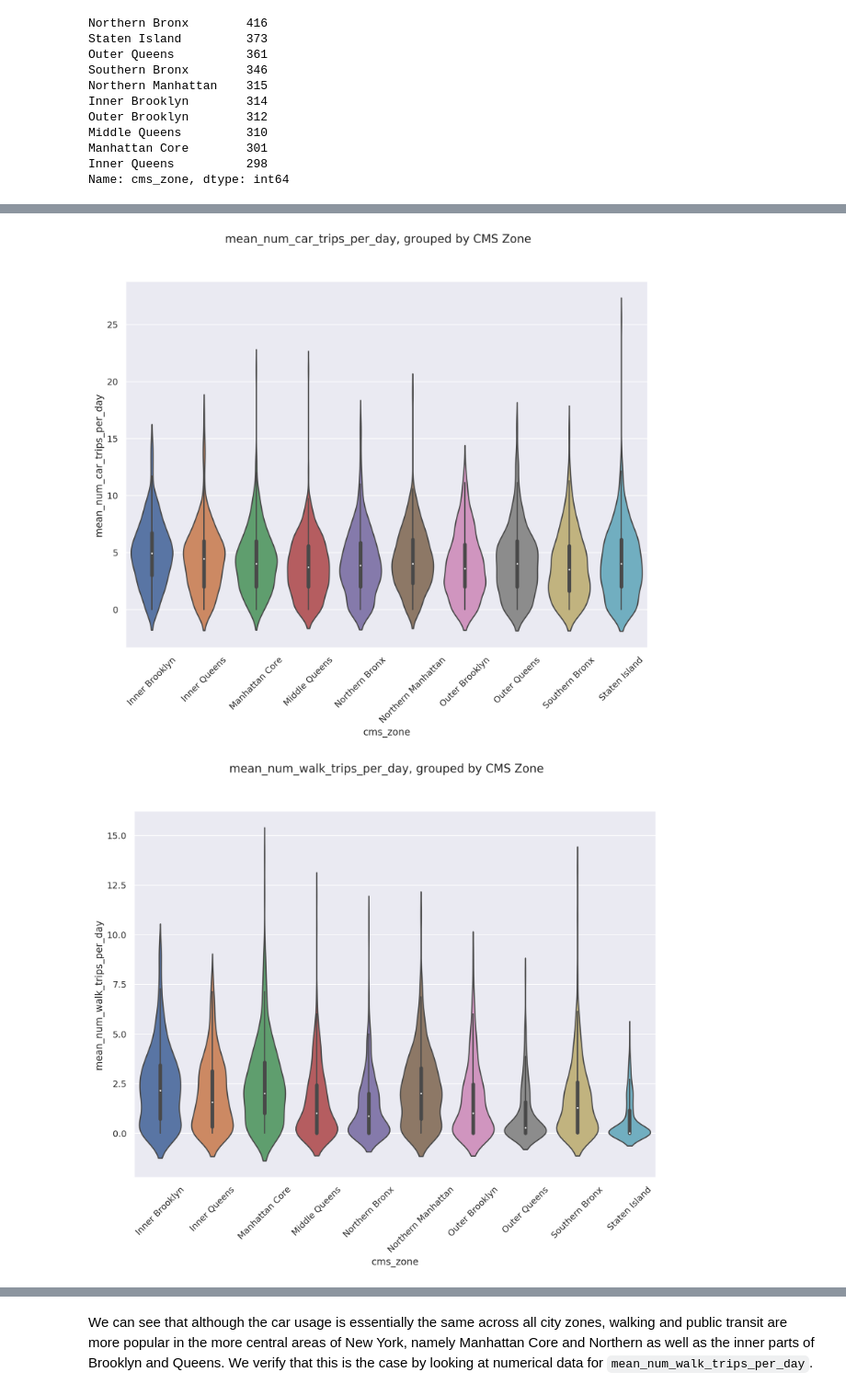
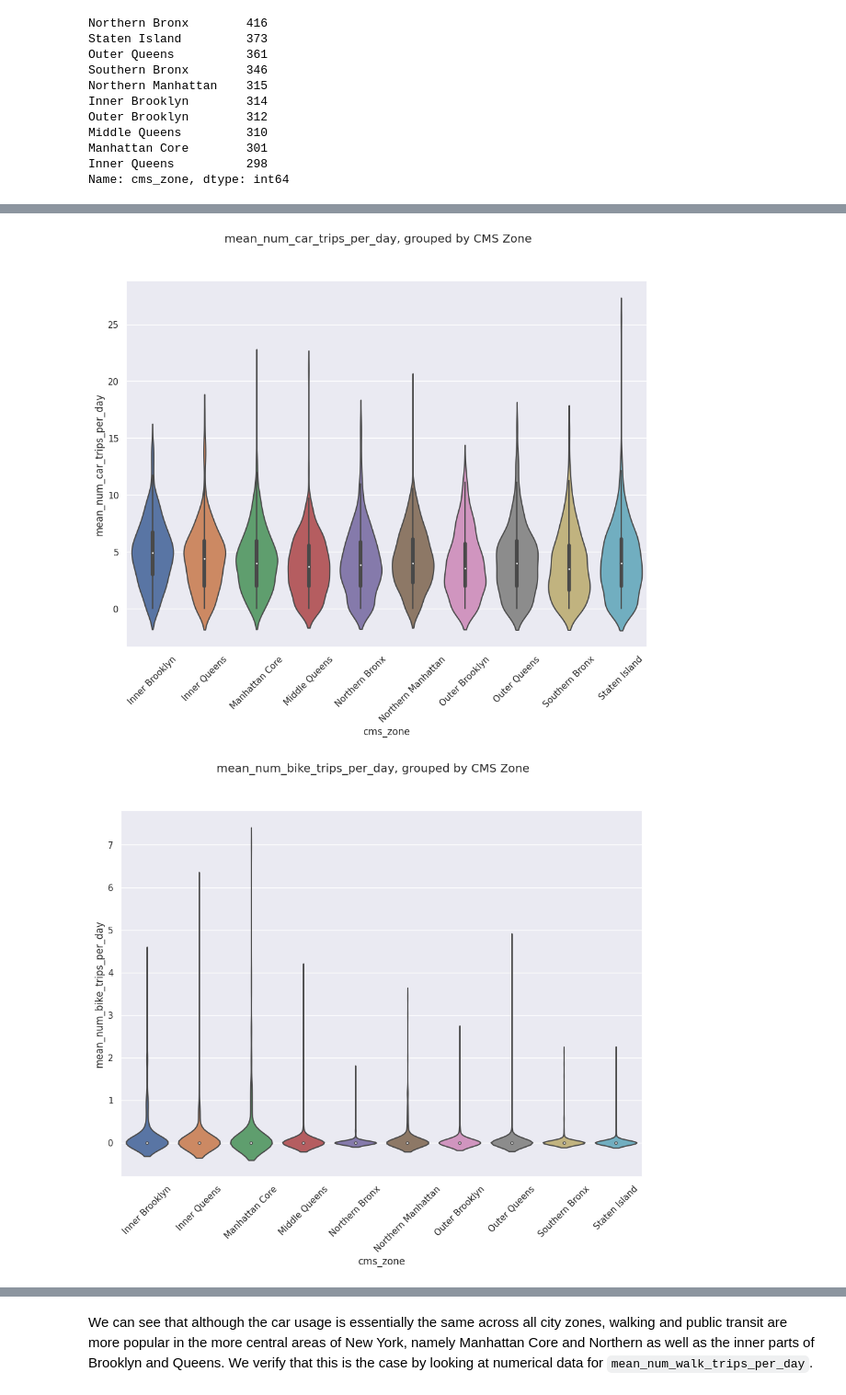
Before and after one commit to Axemt/TUD-2223-DATAH3-Project, a Jupyter notebook: NYC's 2019 Citywide Mobility Survey.ipynb, the cells around one changed output, grey strips where cells are left out. Shown: that part at 92% size. Cells and saved outputs as stored; diff of their text form; code cells hidden in the pictures.

```diff
--- a/NYC's 2019 Citywide Mobility Survey.ipynb
+++ b/NYC's 2019 Citywide Mobility Survey.ipynb
@@ -56,7 +60,7 @@ The survey contains a variety of attributes regarding the survey's result, as we
 import pandas as pd
 
 attributes = ['num_days','cms_zone', 'num_trips', 'num_walk_trips', 'num_transit_trips', 'num_bike_trips',
-              'num_taxi_trips', 'num_tnc_trips','age','gender','employment','student','industry',
+              'num_taxi_trips', 'num_tnc_trips','age','gender','employment','student',
               'work_cms_zone','work_mode']
 
 df = pd.read_csv('Citywide_Mobility_Survey_-_Person_Survey_2019.csv')[attributes]
@@ -295,15 +328,15 @@ Next, having talked about the composition of our dataset, we will explore statis
 # %%
-metrics = ['mean_num_car_trips_per_day', 'mean_num_walk_trips_per_day', 'mean_num_transit_trips_per_day']
+metrics = ['mean_num_car_trips_per_day', 'mean_num_bike_trips_per_day', 'mean_num_walk_trips_per_day', 'mean_num_transit_trips_per_day']
 sns.set(rc={'figure.figsize':(11.7,8.27)})
 
 for m in metrics:
 
     plt.suptitle(f'{m}, grouped by CMS Zone')
     plt.xticks(rotation=45)
 
     sns.violinplot(x='cms_zone', y=m, data=df, scale='width')
 
     plt.show()
 # %% [output]
 [figure]
-[figure, old version]
+[figure, new version]
```
Also changed, not shown: parts of 61 cells of this notebook, 2 other files.
